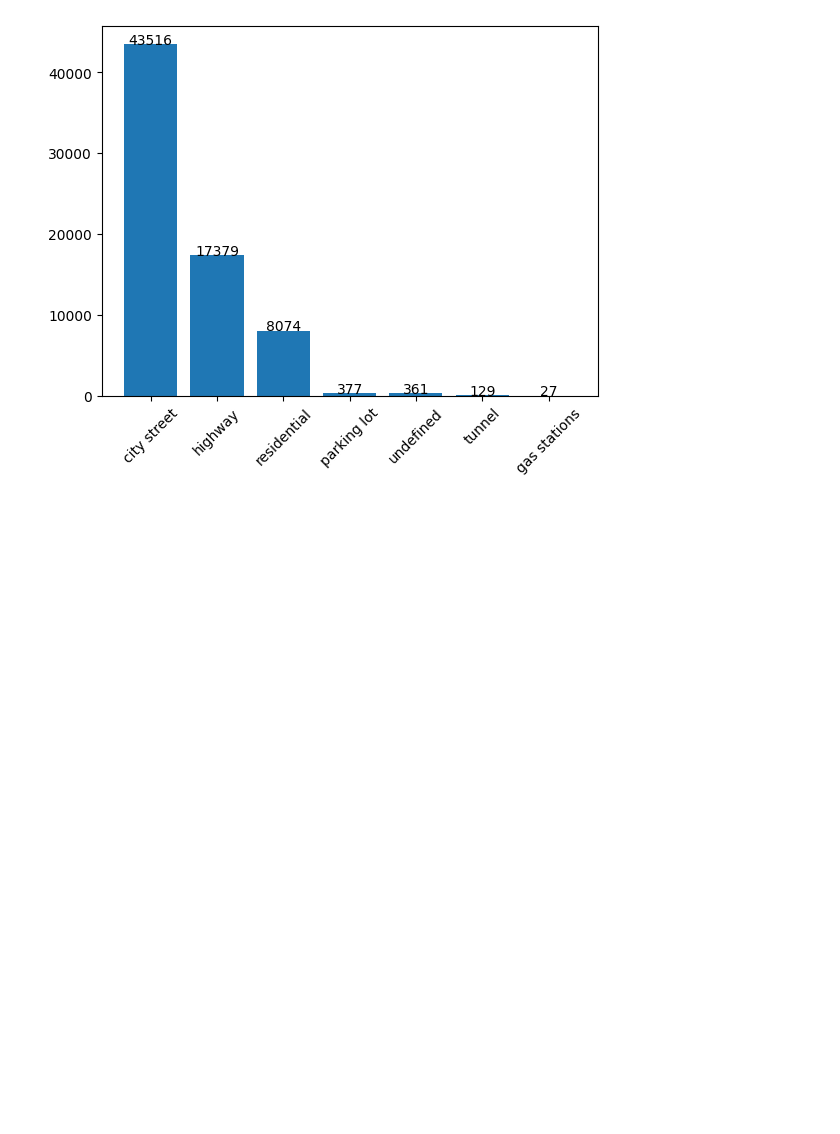
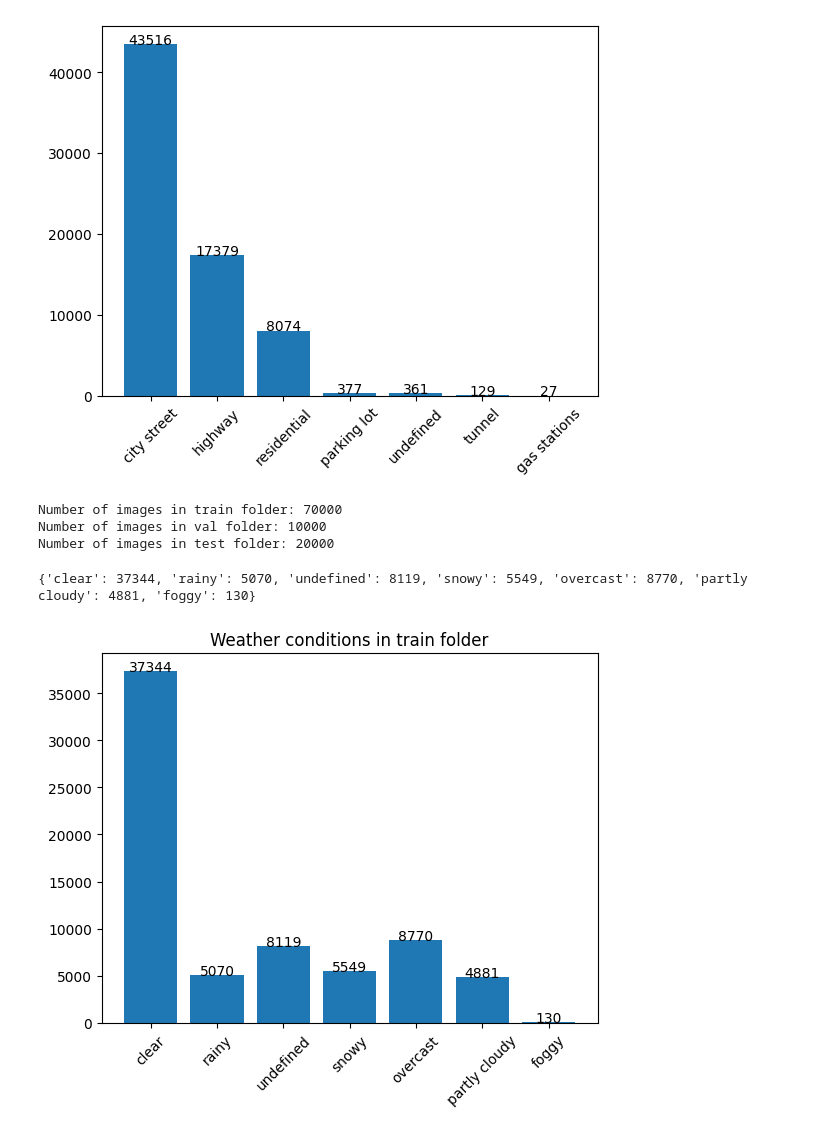
Before and after one commit to naren2cmu/bdd100k, a Jupyter notebook: bdd100kCheck.ipynb, the cells around one changed output. Drawn from its saved outputs; the diff is of its cells as text; code cells hidden in the pictures; blank space fills up the shorter version.

Commit message:
More details/graphs

```diff
--- a/bdd100kCheck.ipynb
+++ b/bdd100kCheck.ipynb
@@ -17,6 +17,10 @@ jsonFiles = os.listdir(jsonPath)
 print(jsonFiles)
 # %% [output]
 ['bdd100k_labels_images_train.json', 'bdd100k_labels_images_val.json']
+# %%
+# Make paths to the train and val json files
+trainJsonPath = os.path.join(jsonPath, 'bdd100k_labels_images_train.json')
+valJsonPath = os.path.join(jsonPath, 'bdd100k_labels_images_val.json')
 # %%
 # Load the json files
 jsonFile = jsonFiles[0]
@@ -95,0 +114,46 @@ plt.show()
+# %%
+# Count number of images in train, val and test folders
+trainImages = os.listdir(trainPath)
+valImages = os.listdir(valPath)
+testImages = os.listdir(testPath)
+
+print('Number of images in train folder:', len(trainImages))
+print('Number of images in val folder:', len(valImages))
+print('Number of images in test folder:', len(testImages))
+# %% [output]
+Number of images in train folder: 70000
+Number of images in val folder: 10000
+Number of images in test folder: 20000
+# %%
+# Count number of images of each weather condition in train folder (trainImages)
+# Note: The condition is in the json file at trainJsonPath
+
+with open(trainJsonPath, 'r') as f:
+    data = json.load(f)
+
+trainWeather = {}
+for item in data:
+    condition = item['attributes']['weather']
+    if condition in trainWeather:
+        trainWeather[condition] += 1
+    else:
+        trainWeather[condition] = 1
+
+print(trainWeather)
+
+# Make a bar graph of the weather conditions
+plt.bar(trainWeather.keys(), trainWeather.values())
+
+# Add the values to the bar graph
+for key, value in trainWeather.items():
+    plt.text(key, value, str(value), ha='center')
+
+# Tilting the x-axis labels
+plt.xticks(rotation=45)
+
+# Set the title of the graph
+plt.title('Weather conditions in train folder')
+plt.show()
+# %% [output]
+{'clear': 37344, 'rainy': 5070, 'undefined': 8119, 'snowy': 5549, 'overcast': 8770, 'partly cloudy': 4881, 'foggy': 130}
+[figure, added]
```
Also changed, not shown: parts of 4 cells of this notebook.
